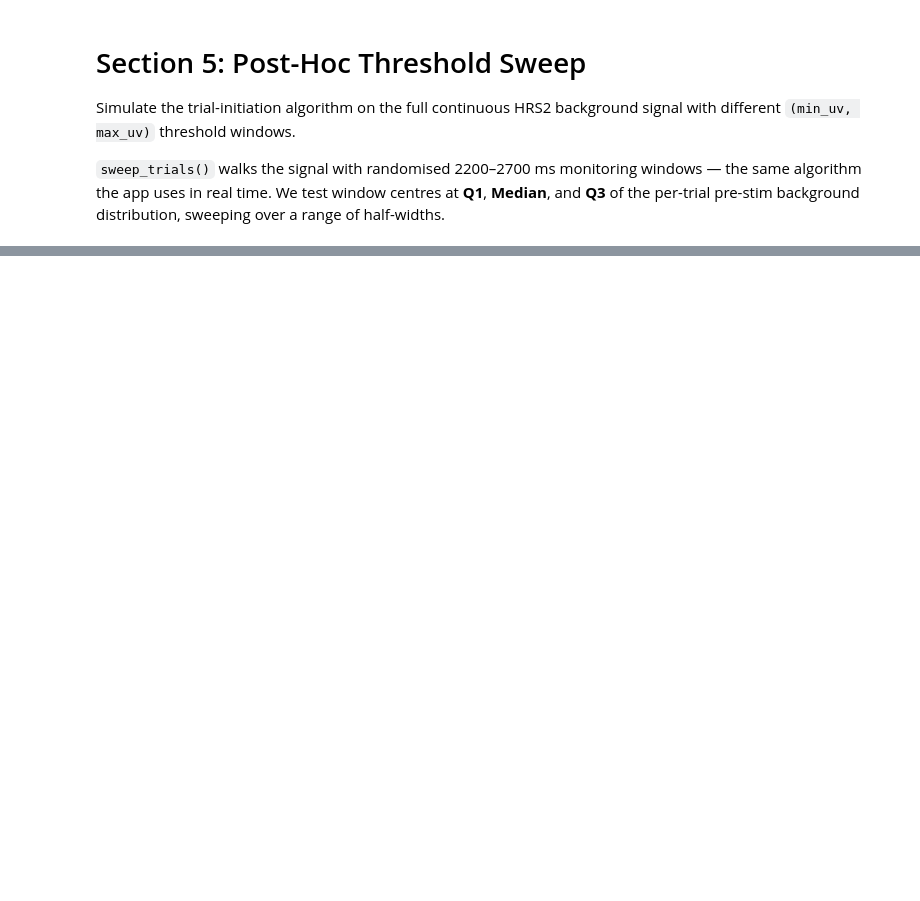
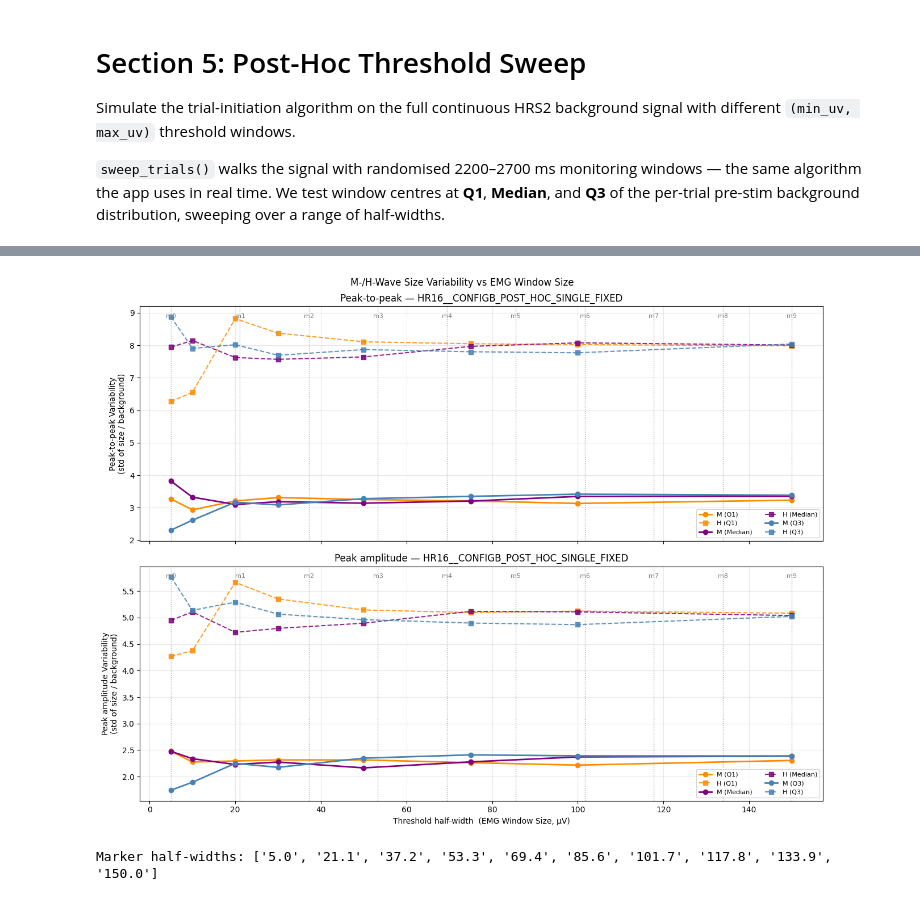
Before and after one commit to yahriels/Open-Ephys-H-Reflex-Python-Data-Analysis, a Jupyter notebook: src/open_ephys/analysis/Post_Hoc_Global_Windowing.ipynb, the cells around one changed output, grey strips where cells are left out. Saved outputs shown, nothing was run; the diff lists cells and outputs as text; code cells hidden in the pictures; blank space fills up the shorter version.

```diff
--- a/src/open_ephys/analysis/Post_Hoc_Global_Windowing.ipynb
+++ b/src/open_ephys/analysis/Post_Hoc_Global_Windowing.ipynb
@@ -54,7 +63,7 @@ The `.hrs1` and `.hrs2` files will be found automatically.
 #   Polarity_Tests/HR-08-POLARITY_TEST_FLIPPED_  -- electrodes attached flipped
 #   Polarity_Tests/HR-08-HOUR_TEST_              -- HRS1 only (no HRS2 file)
 
-recording_dir = "HRPILOT-16_CONFIGA_POSTHOC_WINDOWING"
+recording_dir = "HR16__CONFIGB_POST_HOC_SINGLE_FIXED" #"HR16_POST_HOC_SINGLE_FIXED"
 
 hrs1_path, hrs2_path = find_hrs_files(recording_dir)
 print(f"Recording directory: {recording_dir}")
@@ -119,0 +295,9 @@ plot_threshold_sweep(sweep_results, state, hrs2_trials, hrs2_header)
+# %%
+# ---- Section 6b: Combined plot (ptp top, peak bottom) ----
+marker_hws = plot_response_variability_combined(
+    ptp_variability, peak_variability, hrs2_header, n_markers=10,
+)
+print(f"Marker half-widths: {[f'{hw:.1f}' for hw in marker_hws]}")
+# %% [output]
+[figure, added]
+Marker half-widths: ['5.0', '21.1', '37.2', '53.3', '69.4', '85.6', '101.7', '117.8', '133.9', '150.0']
```
Also changed, not shown: parts of 11 cells of this notebook, 4 other files.
